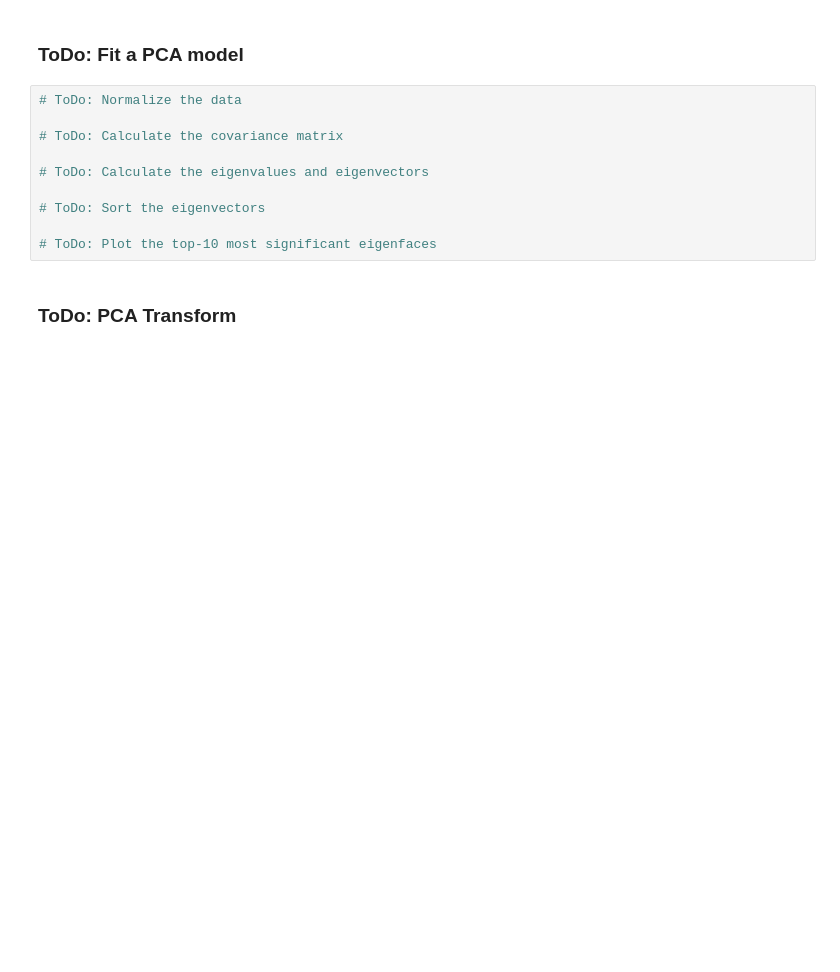
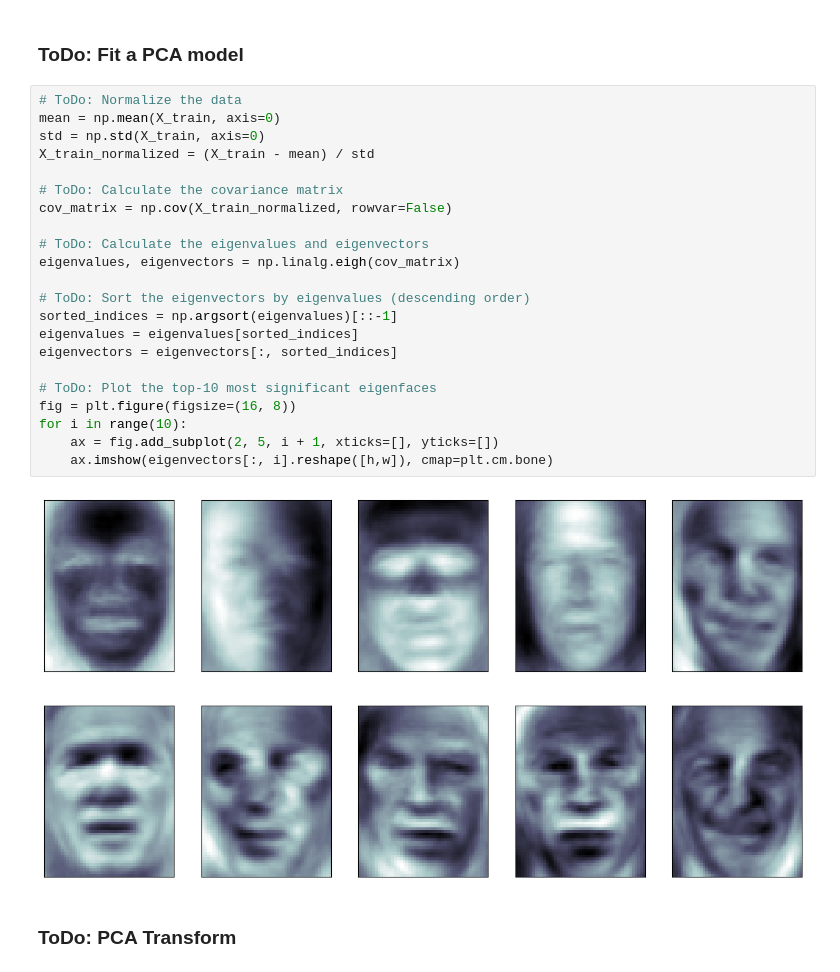
Before and after one commit to Jasonic121/EECE568, a Jupyter notebook: EECE568_Assignment1/DimensionalityReductionClassification.ipynb, the cells around one changed output. Cells and saved outputs as stored; diff of their text form; blank space fills up the shorter version.

```diff
--- a/EECE568_Assignment1/DimensionalityReductionClassification.ipynb
+++ b/EECE568_Assignment1/DimensionalityReductionClassification.ipynb
@@ -174,16 +174,30 @@ plt.show()
 Now, implement PCA from the scratch. For this section, you are not allowed to use scikit-learn library, but feel free to leverage NumPy. Use 100 principal components (eigenfaces) to have a fair comparison with previous section.
 # %% [markdown]
 ### ToDo: Fit a PCA model
-# %%
-# ToDo: Normalize the data
-
-# ToDo: Calculate the covariance matrix
-
-# ToDo: Calculate the eigenvalues and eigenvectors
-
-# ToDo: Sort the eigenvectors
-
-# ToDo: Plot the top-10 most significant eigenfaces
+# %%
+# ToDo: Normalize the data
+mean = np.mean(X_train, axis=0)
+std = np.std(X_train, axis=0)
+X_train_normalized = (X_train - mean) / std
+
+# ToDo: Calculate the covariance matrix
+cov_matrix = np.cov(X_train_normalized, rowvar=False)
+
+# ToDo: Calculate the eigenvalues and eigenvectors
+eigenvalues, eigenvectors = np.linalg.eigh(cov_matrix)
+
+# ToDo: Sort the eigenvectors by eigenvalues (descending order)
+sorted_indices = np.argsort(eigenvalues)[::-1]
+eigenvalues = eigenvalues[sorted_indices]
+eigenvectors = eigenvectors[:, sorted_indices]
+
+# ToDo: Plot the top-10 most significant eigenfaces
+fig = plt.figure(figsize=(16, 8))
+for i in range(10):
+    ax = fig.add_subplot(2, 5, i + 1, xticks=[], yticks=[])
+    ax.imshow(eigenvectors[:, i].reshape([h,w]), cmap=plt.cm.bone)
+# %% [output]
+[figure, added]
 # %% [markdown]
 ### ToDo: PCA Transform
 # %%
```
Also changed, not shown: parts of 12 cells of this notebook.
